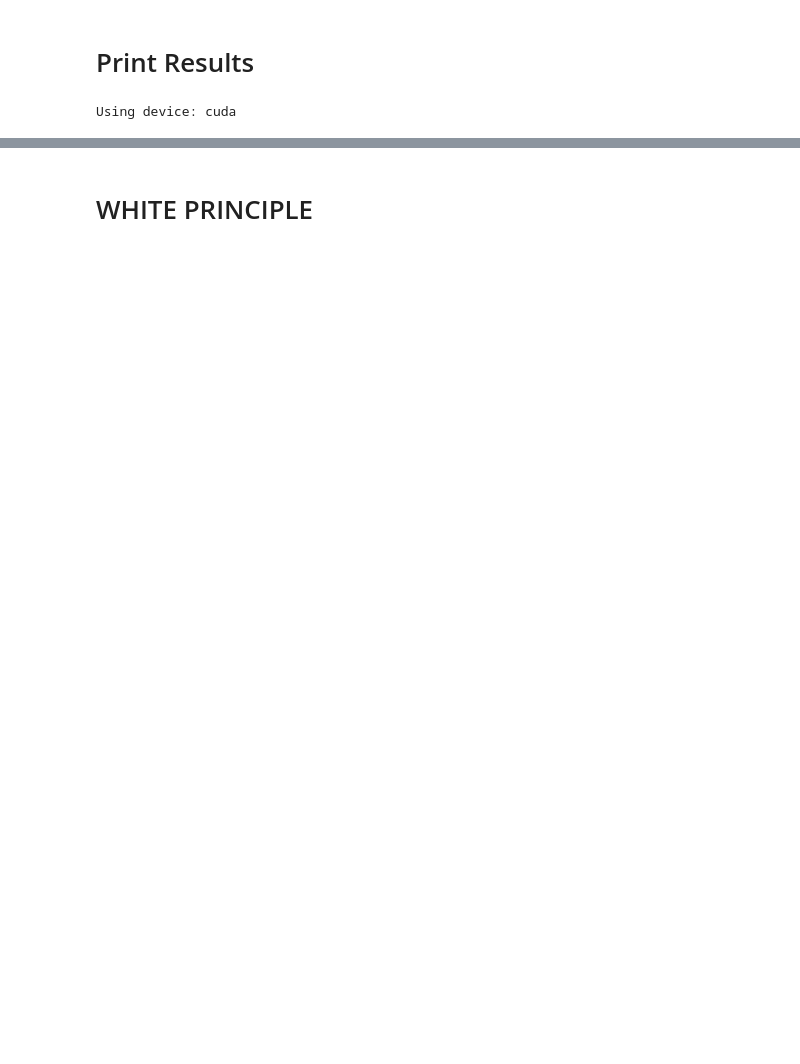
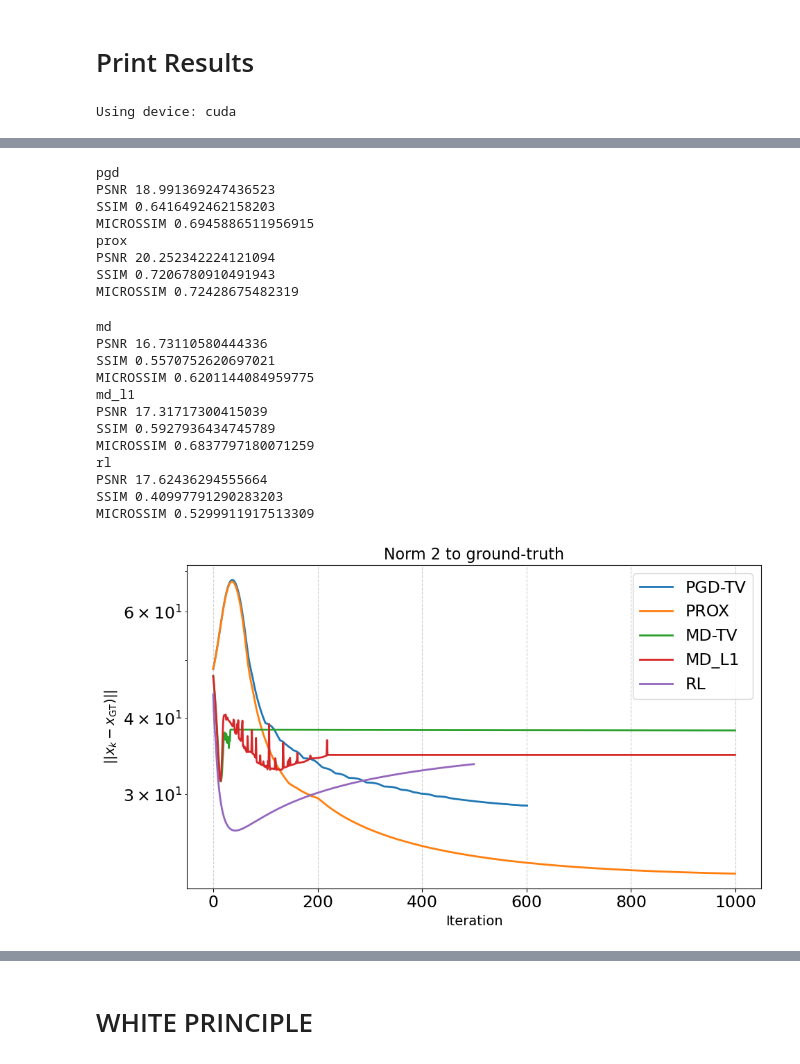
Before and after one commit to sofiaagostoni/ism_regularisation, a Jupyter notebook: results_ism.ipynb, the cells around one changed output, grey strips where cells are left out. Cells and saved outputs as stored; diff of their text form; code cells hidden in the pictures; blank space fills up the shorter version.

```diff
--- a/results_ism.ipynb
+++ b/results_ism.ipynb
@@ -118,0 +73,78 @@ print(f"Percentuale (calcolata solo sui pixel attivi): {percentage_below_mean:.2
+# %%
+sec = "3D"
+
+list_methods_tub2D = [("pgd", 0.00672), ("prox", 0.0805), ("md", 0.0537), ("md_l1", 0.0505), ("rl", 0)]
+list_methods_tub3D = [("pgd", 0.0134), ("prox", 0.0268), ("md", 0.309), ("md_l1", 0.0909), ("rl",0)]
+
+
+# 1. Inizializza la figura fuori dal loop
+plt.figure(figsize=(10, 6))
+
+for method, lam in list_methods_tub3D:
+    # Parametri di caricamento
+    algo_to_load = 'md' if method == "md_l1" else method
+    lam_to_load = lam
+    name_to_load = "tubulin"
+    sect_to_load = "3D"
+    real_to_load = "sim"
+
+    if method == "rl":
+        path = f"Results/ism_results/ism_{sect_to_load}_{real_to_load}_{algo_to_load}_{name_to_load}_lam{lam_to_load}_iter500.pth"
+
+    elif method == "md_l1":
+        path = f"Results/ism_results/ism_l1_{sect_to_load}_{real_to_load}_{algo_to_load}_{name_to_load}_lam{lam_to_load}.pth"
+
+    else:
+        path = f"Results/ism_results/ism_{sect_to_load}_{real_to_load}_{algo_to_load}_{name_to_load}_lam{lam_to_load}.pth"
+
+
+    # 2. Carica il checkpoint
+    checkpoint = torch.load(path, weights_only=False, map_location='cpu')
+    results = checkpoint['results']
+    y_values = results['norm2']
+    print(method)
+    print(f"PSNR {results['psnr'][-1].item()}")
+    print(f"SSIM {results['ssim'][-1].item()}")
+    print(f"MICROSSIM {micro_structural_similarity(checkpoint['dataset']['ground_truth'][:,1:2].squeeze().detach().cpu().numpy().astype(np.float32), results['x_result'][:,1:2].squeeze().detach().cpu().numpy().astype(np.float32))}")
+
+    # Recupera la funzione KL (assumendo sia nel dizionario results)
+    # Sostituisci 'kl_funct' con la chiave corretta se diversa
+    # y_values = results['kl_funct'][50:].cpu().numpy()
+    label = f"{method.upper()}-TV" if method == "pgd" or method == "md" else f"{method.upper()}"
+    # 3. Plot della curva con 'label' per la legenda
+    plt.semilogy(y_values[:1000], label=label)
+
+
+# 4. Abbellimento del grafico (fuori dal loop)
+plt.title("Norm 2 to ground-truth", fontsize=16)
+plt.xlabel("Iteration", fontsize=14)
+plt.ylabel(r"$||x_k - x_{\mathrm{GT}})||$", fontsize=14)
+
+plt.grid(True, linestyle='--', alpha=0.6)
+plt.legend() # Questo genera la legenda usando i 'label' definiti nel plt.plot
+plt.tight_layout() # Ottimizza gli spazi
+
+# 5. Mostra il grafico finale con tutte le curve
+plt.show()
+# %% [output]
+pgd
+PSNR 18.991369247436523
+SSIM 0.6416492462158203
+MICROSSIM 0.6945886511956915
+prox
+PSNR 20.252342224121094
+SSIM 0.7206780910491943
+MICROSSIM 0.72428675482319
+md
+PSNR 16.73110580444336
+SSIM 0.5570752620697021
+MICROSSIM 0.6201144084959775
+md_l1
+PSNR 17.31717300415039
+SSIM 0.5927936434745789
+MICROSSIM 0.6837797180071259
+rl
+PSNR 17.62436294555664
+SSIM 0.40997791290283203
+MICROSSIM 0.5299911917513309
+[figure, added]
```
Also changed, not shown: parts of 22 cells of this notebook, 10 other files.
